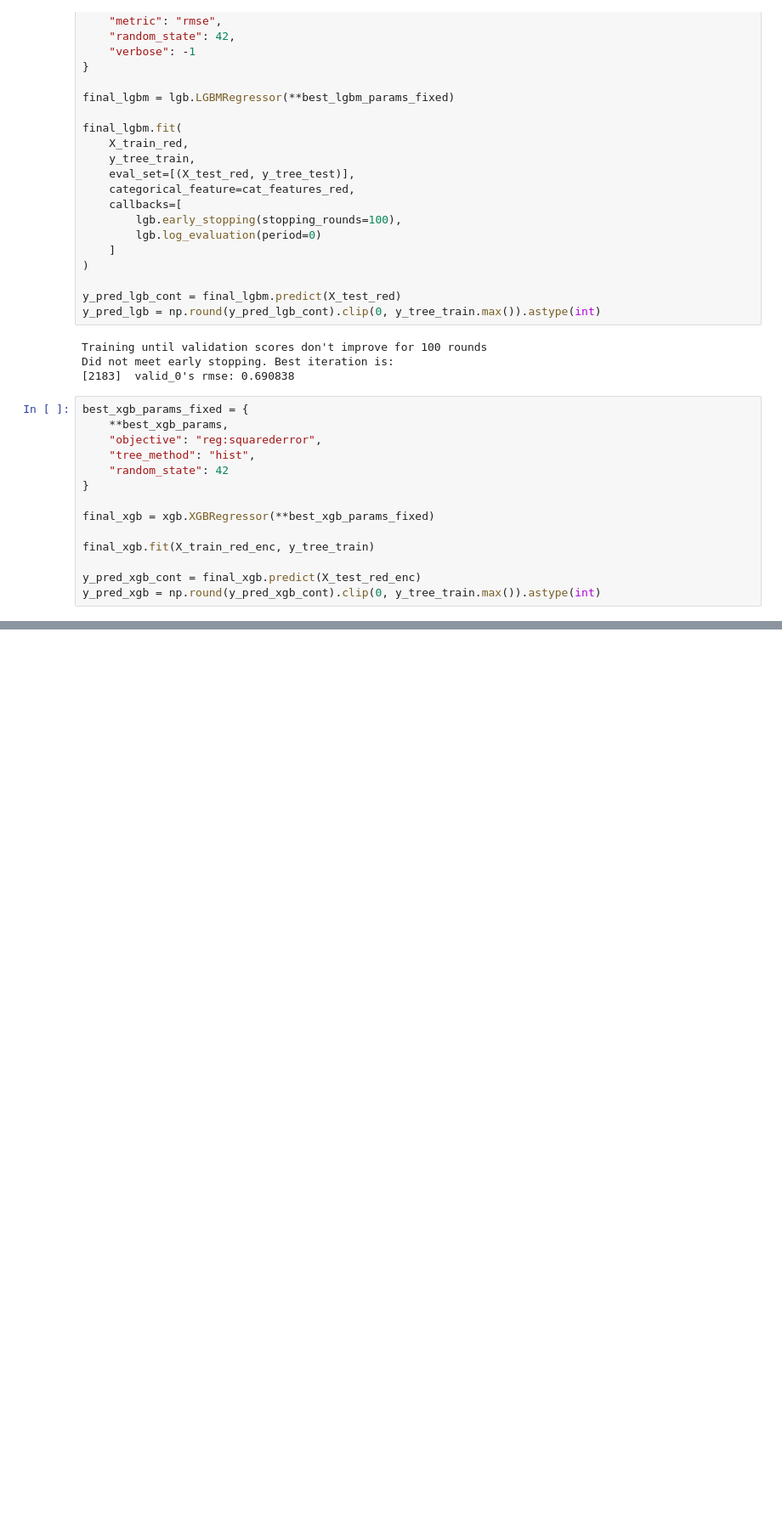
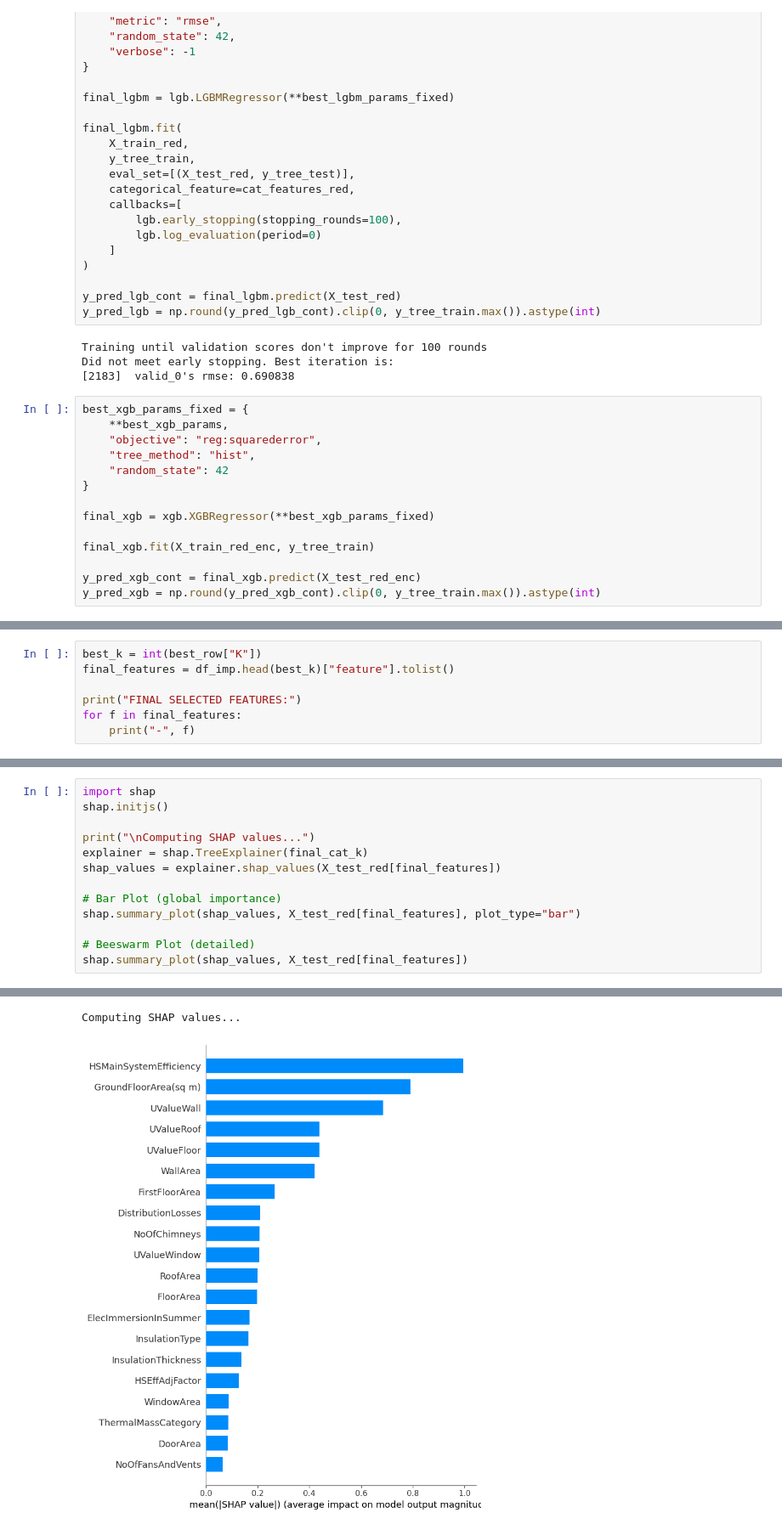
Before and after one commit to BenRyan-8/APA_CA, a Jupyter notebook: BERPrediction.ipynb, the cells around one changed output, grey strips where cells are left out. Shown at 85% size. Saved outputs shown, nothing was run; the diff lists cells and outputs as text; blank space fills up the shorter version.

```diff
--- a/BERPrediction.ipynb
+++ b/BERPrediction.ipynb
@@ -1904,0 +2093,7 @@ plt.show()
+# %%
+best_k = int(best_row["K"])
+final_features = df_imp.head(best_k)["feature"].tolist()
+
+print("FINAL SELECTED FEATURES:")
+for f in final_features:
+    print("-", f)
@@ -1904,0 +2157,14 @@ plt.show()
+# %%
+import shap
+shap.initjs()
+
+print("\nComputing SHAP values...")
+explainer = shap.TreeExplainer(final_cat_k)
+shap_values = explainer.shap_values(X_test_red[final_features])
+
+# Bar Plot (global importance)
+shap.summary_plot(shap_values, X_test_red[final_features], plot_type="bar")
+
+# Beeswarm Plot (detailed)
+shap.summary_plot(shap_values, X_test_red[final_features])
+# %% [output]
@@ -1904,0 +2172,2 @@ plt.show()
+Computing SHAP values...
+[figure, added]
```
Also changed, not shown: parts of 16 cells of this notebook.
